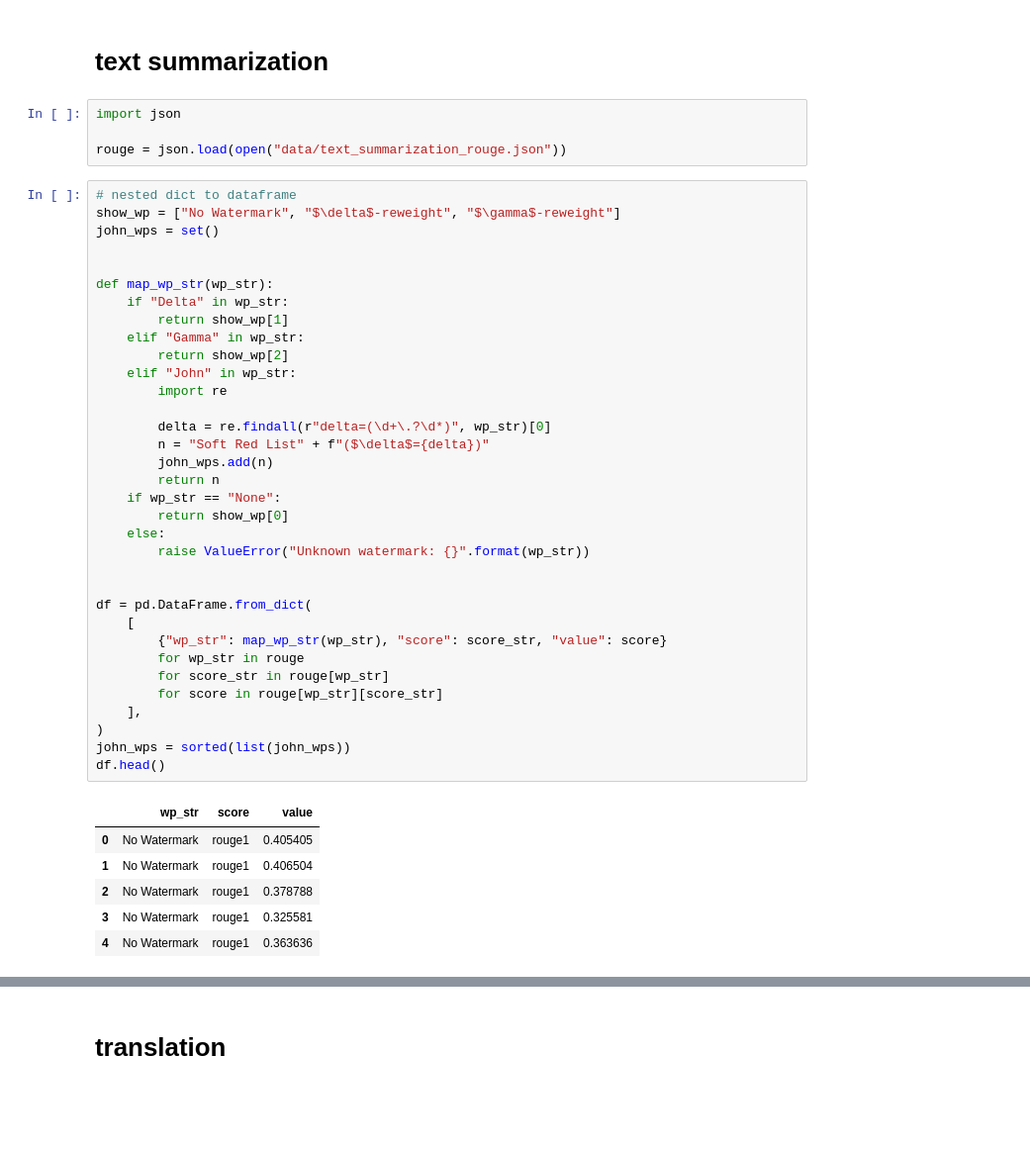
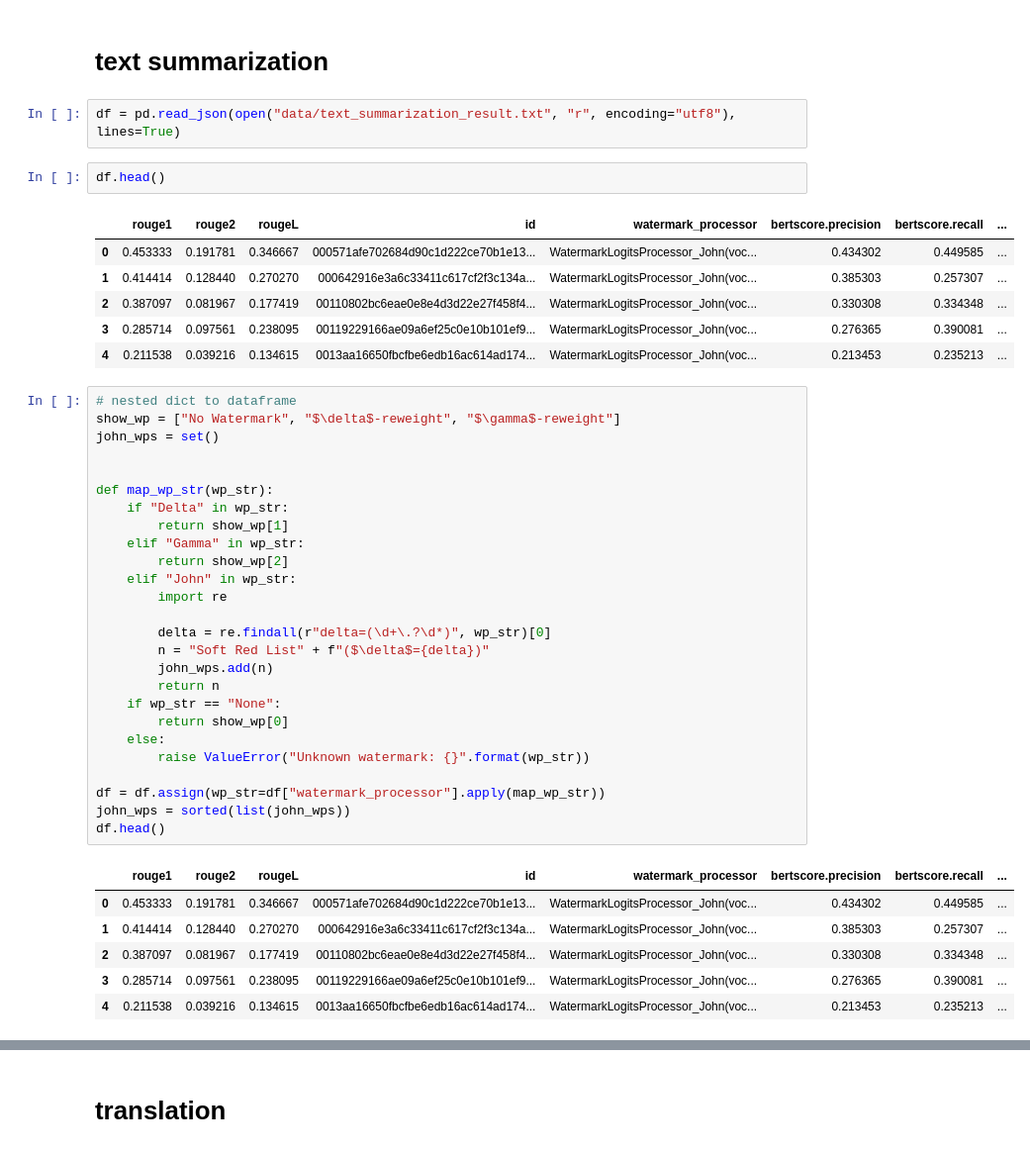
Before and after one commit to xiaoniu-578fa6bff964d005/UnbiasedWatermark, a Jupyter notebook: plot.ipynb, the cells around one changed output, grey strips where cells are left out. Shown: that part at 99% size. Drawn from its saved outputs; the diff is of its cells as text; blank space fills up the shorter version.

```diff
--- a/plot.ipynb
+++ b/plot.ipynb
@@ -8,51 +8,50 @@ import numpy as np
 import pandas as pd
 # %% [markdown]
 # text summarization
+# %%
+df = pd.read_json(open("data/text_summarization_result.txt", "r", encoding="utf8"), lines=True)
 # %%
-import json
-
-rouge = json.load(open("data/text_summarization_rouge.json"))
+df.head()
+# %% [output]
+|  | rouge1 | rouge2 | rougeL | id | watermark_processor | bertscore.precision | bertscore.recall | ... |
+| 0 | 0.453333 | 0.191781 | 0.346667 | 000571afe702684d90c1d222ce70b1e13... | WatermarkLogitsProcessor_John(voc... | 0.434302 | 0.449585 | ... |
+| 1 | 0.414414 | 0.128440 | 0.270270 | 000642916e3a6c33411c617cf2f3c134a... | WatermarkLogitsProcessor_John(voc... | 0.385303 | 0.257307 | ... |
+| 2 | 0.387097 | 0.081967 | 0.177419 | 00110802bc6eae0e8e4d3d22e27f458f4... | WatermarkLogitsProcessor_John(voc... | 0.330308 | 0.334348 | ... |
+| 3 | 0.285714 | 0.097561 | 0.238095 | 00119229166ae09a6ef25c0e10b101ef9... | WatermarkLogitsProcessor_John(voc... | 0.276365 | 0.390081 | ... |
+| 4 | 0.211538 | 0.039216 | 0.134615 | 0013aa16650fbcfbe6edb16ac614ad174... | WatermarkLogitsProcessor_John(voc... | 0.213453 | 0.235213 | ... |
 # %%
 # nested dict to dataframe
 show_wp = ["No Watermark", "$\delta$-reweight", "$\gamma$-reweight"]
 john_wps = set()
 
 
 def map_wp_str(wp_str):
     if "Delta" in wp_str:
         return show_wp[1]
     elif "Gamma" in wp_str:
         return show_wp[2]
     elif "John" in wp_str:
         import re
 
         delta = re.findall(r"delta=(\d+\.?\d*)", wp_str)[0]
         n = "Soft Red List" + f"($\delta$={delta})"
         john_wps.add(n)
         return n
     if wp_str == "None":
         return show_wp[0]
     else:
         raise ValueError("Unknown watermark: {}".format(wp_str))
 
-
-df = pd.DataFrame.from_dict(
-    [
-        {"wp_str": map_wp_str(wp_str), "score": score_str, "value": score}
-        for wp_str in rouge
-        for score_str in rouge[wp_str]
-        for score in rouge[wp_str][score_str]
-    ],
-)
+df = df.assign(wp_str=df["watermark_processor"].apply(map_wp_str))
 john_wps = sorted(list(john_wps))
 df.head()
 # %% [output]
-|  | wp_str | score | value |
-| 0 | No Watermark | rouge1 | 0.405405 |
-| 1 | No Watermark | rouge1 | 0.406504 |
-| 2 | No Watermark | rouge1 | 0.378788 |
-| 3 | No Watermark | rouge1 | 0.325581 |
-| 4 | No Watermark | rouge1 | 0.363636 |
+|  | rouge1 | rouge2 | rougeL | id | watermark_processor | bertscore.precision | bertscore.recall | ... |
+| 0 | 0.453333 | 0.191781 | 0.346667 | 000571afe702684d90c1d222ce70b1e13... | WatermarkLogitsProcessor_John(voc... | 0.434302 | 0.449585 | ... |
+| 1 | 0.414414 | 0.128440 | 0.270270 | 000642916e3a6c33411c617cf2f3c134a... | WatermarkLogitsProcessor_John(voc... | 0.385303 | 0.257307 | ... |
+| 2 | 0.387097 | 0.081967 | 0.177419 | 00110802bc6eae0e8e4d3d22e27f458f4... | WatermarkLogitsProcessor_John(voc... | 0.330308 | 0.334348 | ... |
+| 3 | 0.285714 | 0.097561 | 0.238095 | 00119229166ae09a6ef25c0e10b101ef9... | WatermarkLogitsProcessor_John(voc... | 0.276365 | 0.390081 | ... |
+| 4 | 0.211538 | 0.039216 | 0.134615 | 0013aa16650fbcfbe6edb16ac614ad174... | WatermarkLogitsProcessor_John(voc... | 0.213453 | 0.235213 | ... |
 # %%
 import seaborn as sns
 
```
Also changed, not shown: parts of 10 cells of this notebook, 3 other files.
